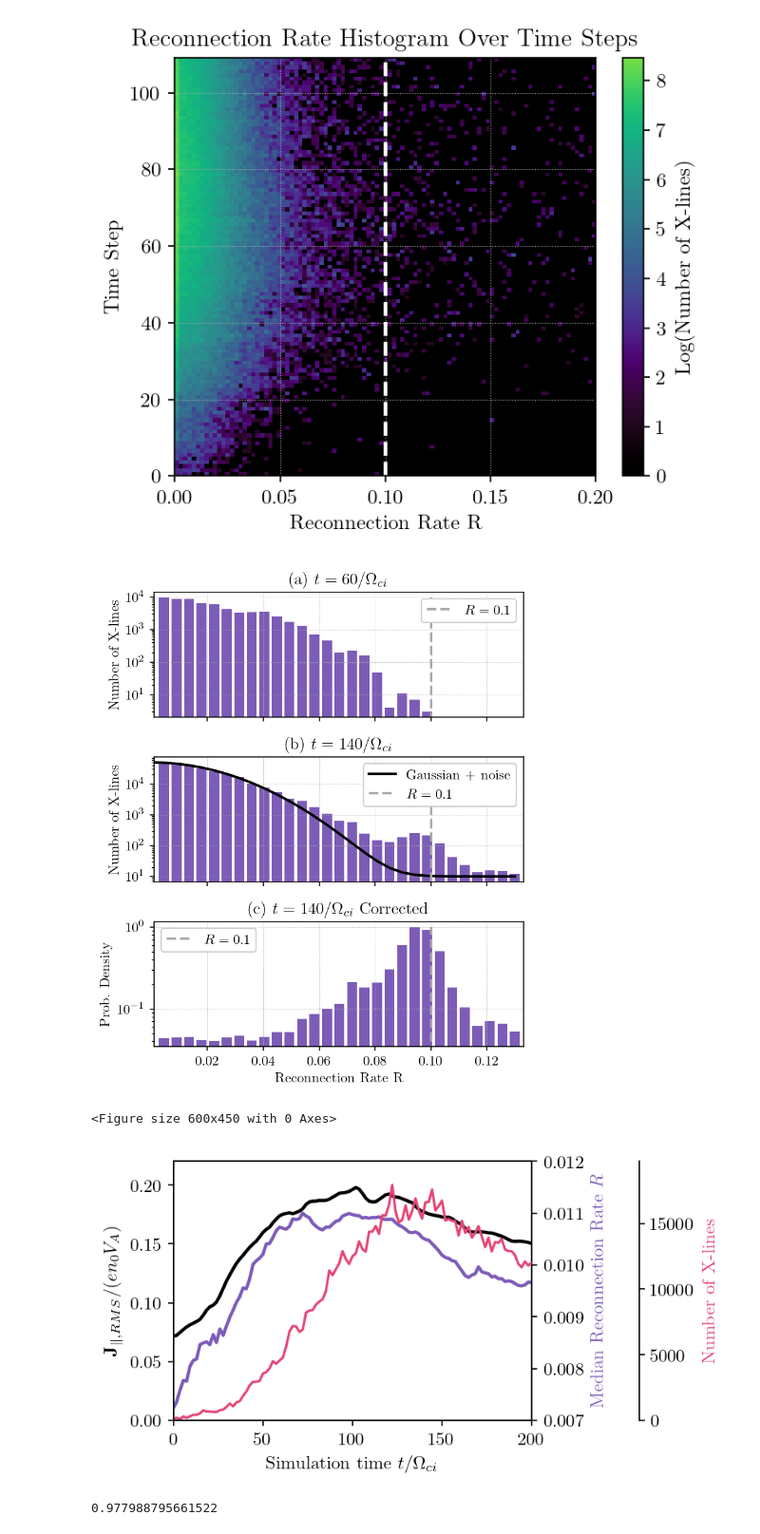
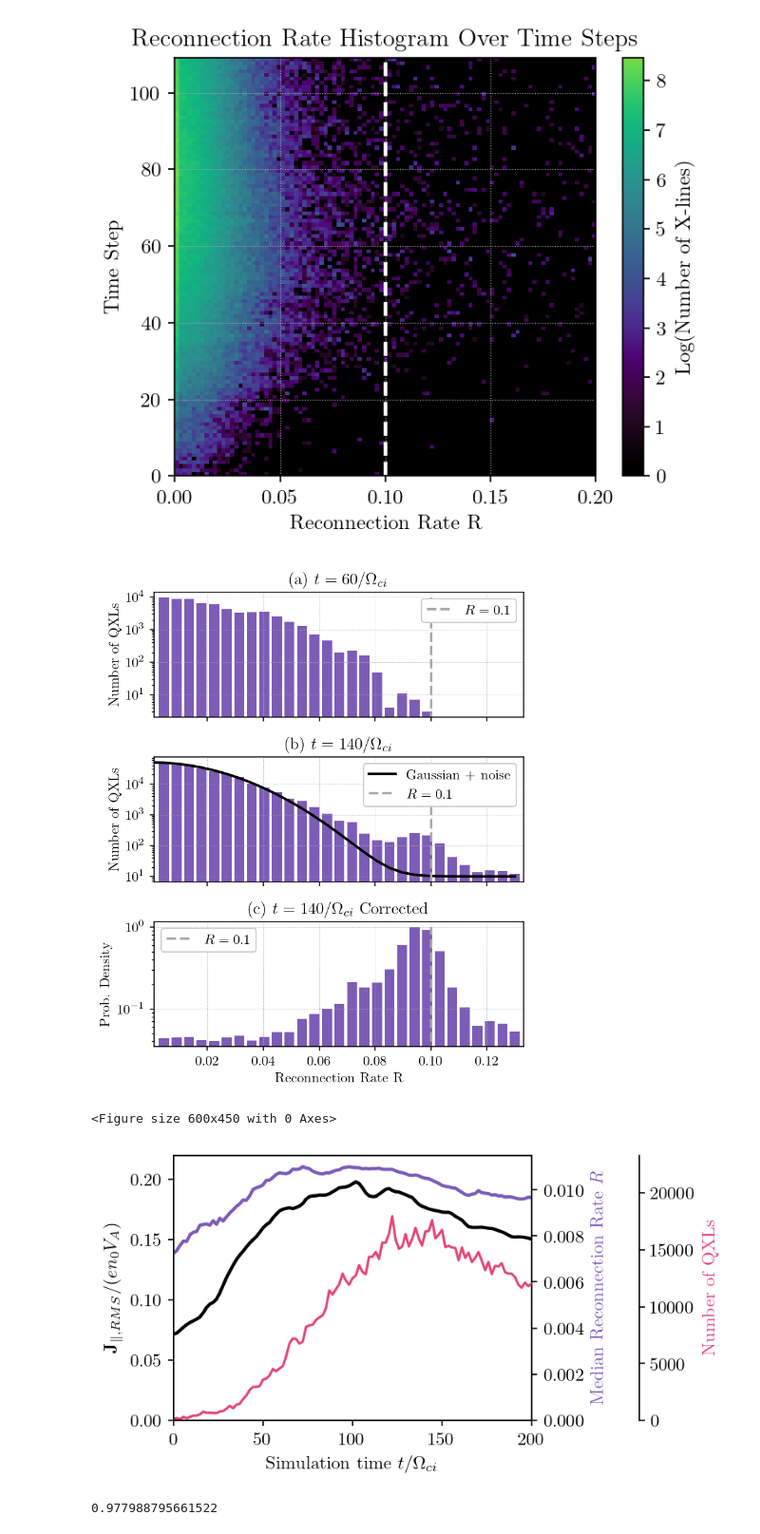
Before and after one commit to maxawake/Magnetic-Reconnection-Visualization, a Jupyter notebook: notebooks/load_reconnection_rate.ipynb, the cells around one changed output. Shown at 95% size. Saved outputs shown, nothing was run; the diff lists cells and outputs as text; code cells hidden in the pictures.

```diff
--- a/notebooks/load_reconnection_rate.ipynb
+++ b/notebooks/load_reconnection_rate.ipynb
@@ -94,7 +94,7 @@ x2, _ = np.histogram(data2, bins=bins, density=False)
 axs[0].hist(data2, bins=bins, density=False, color=gcolor("violet"), rwidth=0.8, align="right")
 axs[0].vlines(0.1, 0.0, np.max(x2), color="darkgray", linestyle="--", linewidth=2.0, label="$R=0.1$")
 axs[0].set_yscale("log")
-axs[0].set_ylabel("Number of X-lines")
+axs[0].set_ylabel("Number of QXLs")
 axs[0].legend(framealpha=1.0, handlelength=1.9)
 axs[0].grid(True)
 axs[0].set_title(r"(a) $t=60/\Omega_{ci}$")
@@ -115,7 +115,7 @@ axs[1].hist(data1, bins=bins, density=False, color=gcolor("violet"), rwidth=0.8,
 axs[1].plot(bins, expo(bins, *popt), linewidth=2.0, color="black", label="Gaussian + noise")
 axs[1].vlines(0.1, 0.0, np.max(x1), color="darkgray", linestyle="--", linewidth=2.0, label="$R=0.1$")
 axs[1].set_yscale("log")
-axs[1].set_ylabel("Number of X-lines")
+axs[1].set_ylabel("Number of QXLs")
 axs[1].legend(framealpha=1.0, handlelength=1.9)
 axs[1].grid(True)
 axs[1].set_title(r"(b) $t=140/\Omega_{ci}$")
@@ -144,7 +144,7 @@ plt.tight_layout()
 plt.savefig("reconnection_rate_subplots.png", bbox_inches="tight", dpi=300)
 plt.show()
 # %% [output]
-[figure, old version]
+[figure, new version]
 # %%
 current_density = np.loadtxt("/home/max/Repos/Magnetic-Reconnection-Visualization/data/solar_wind_current_density.dat")
 
@@ -191,37 +191,37 @@ ax3.spines.right.set_position(("axes", 1.3))
 xlin = np.linspace(0, 200, len(max_reconnection_rates))
 
 ax3.plot(xlin, number_of_lines, color="#e54575", linewidth=1.5)
-ax3.set_ylabel("Number of X-lines", color="#e54575")
+ax3.set_ylabel("Number of QXLs", color="#e54575")
 ax3.grid(False)
-ax3.set_ylim(0, np.max(number_of_lines) * 1.1)
+ax3.set_ylim(0, np.max(number_of_lines) * 1.3)
 
 ax1.plot(xlin, current_density[:, 1], color="black", linewidth=2)
 ax1.set_ylim(0, 0.22)
 ax1.set_xlabel(r"Simulation time $t/\Omega_{ci}$")
 ax1.set_ylabel(r"$\mathbf{J}_{\|,RMS}/(e n_0 V_A)$", color="black")
 ax1.grid(False)
 
 # ax2.plot(xlin, max_reconnection_rates, color=gcolor("violet"), linewidth=1.5, alpha=0.5, label="Reconnection Rate $R$")
 ax2.set_ylabel("Median Reconnection Rate $R$", color=gcolor("violet"))
 ax2.grid(False)
-ax2.set_ylim(0.007, 0.012)
+ax2.set_ylim(0.00, 0.0115)
 
 ax2.plot(
     xlin,
     exponential_moving_average(max_reconnection_rates, alpha=0.1),
     color=gcolor("violet"),
     linestyle="-",
     linewidth=2,
     label="EMA Reconnection Rate $R$",
 )
 
 
 plt.tight_layout()
 plt.savefig("num_points_lines.png", dpi=300, bbox_inches='tight', pad_inches=0)
 plt.show()
 # %% [output]
 <Figure size 600x450 with 0 Axes>
-[figure, old version]
+[figure, new version]
 # %%
 print(np.corrcoef(current_density[:, 1], exponential_moving_average(max_reconnection_rates, alpha=0.1))[0, 1])
 # %% [output]
```
Also changed, not shown: parts of 1 cell of this notebook, 2 other files.
